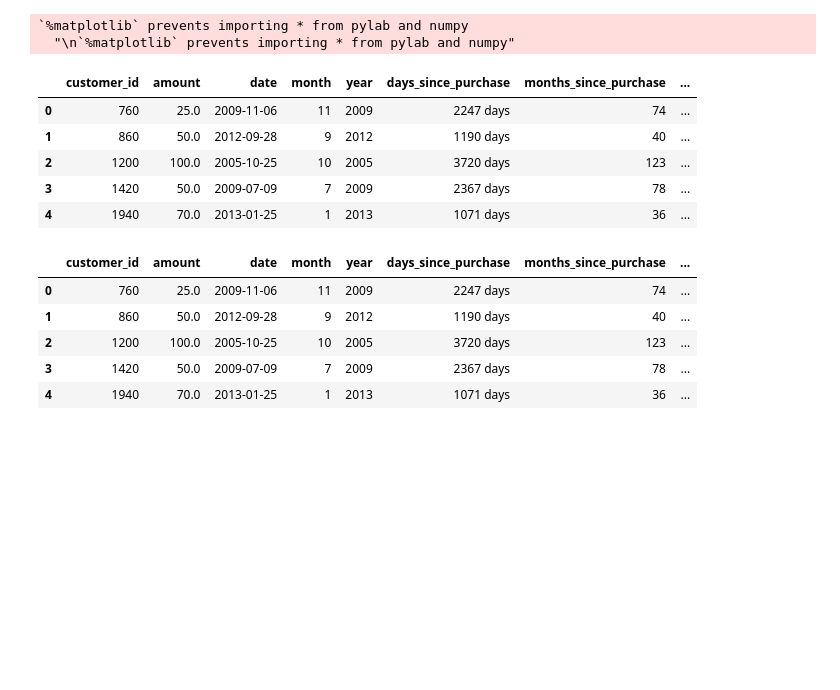
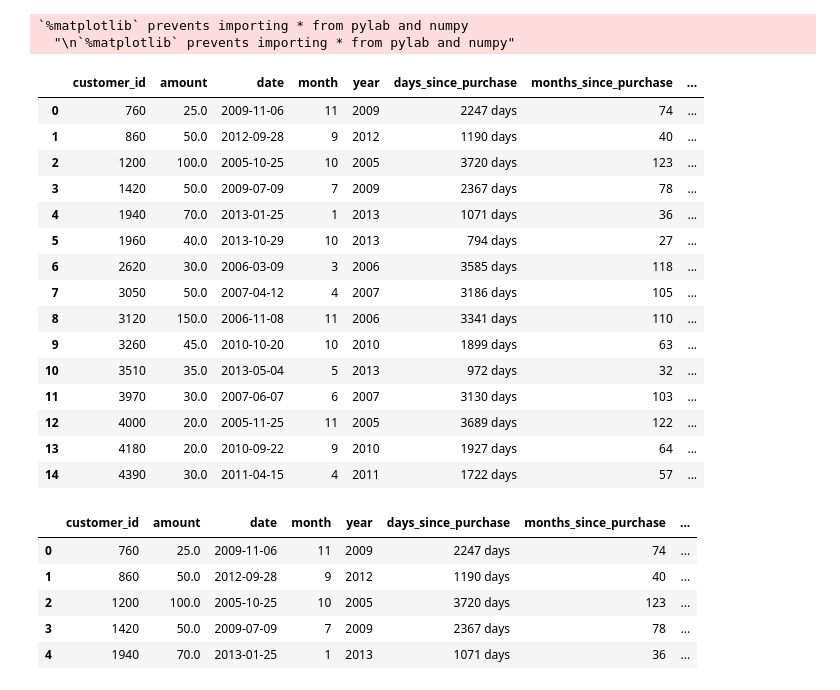
Before and after one commit to jonhilgart22/Galvanize-Data-Leadership, a Jupyter notebook: week5-MCM-CLV/Team-8-Markov-Chains.ipynb, the cells around one changed output. Cells and saved outputs as stored; diff of their text form; code cells hidden in the pictures; blank space fills up the shorter version.

```diff
--- a/week5-MCM-CLV/Team-8-Markov-Chains.ipynb
+++ b/week5-MCM-CLV/Team-8-Markov-Chains.ipynb
@@ -35,14 +35,24 @@ original_df['years_since_purchase']=original_df.date.apply(lambda x: diff_year(s
 ## Get quarters (three months = 1 quarter)
 original_df['quarters_since_purchase'] = round(original_df.months_since_purchase/3)
 # %%
-original_df.head()
+original_df.head(15)
 # %% [output]
 |  | customer_id | amount | date | month | year | days_since_purchase | months_since_purchase | ... |
 | 0 | 760 | 25.0 | 2009-11-06 | 11 | 2009 | 2247 days | 74 | ... |
 | 1 | 860 | 50.0 | 2012-09-28 | 9 | 2012 | 1190 days | 40 | ... |
 | 2 | 1200 | 100.0 | 2005-10-25 | 10 | 2005 | 3720 days | 123 | ... |
 | 3 | 1420 | 50.0 | 2009-07-09 | 7 | 2009 | 2367 days | 78 | ... |
 | 4 | 1940 | 70.0 | 2013-01-25 | 1 | 2013 | 1071 days | 36 | ... |
+| 5 | 1960 | 40.0 | 2013-10-29 | 10 | 2013 | 794 days | 27 | ... |
+| 6 | 2620 | 30.0 | 2006-03-09 | 3 | 2006 | 3585 days | 118 | ... |
+| 7 | 3050 | 50.0 | 2007-04-12 | 4 | 2007 | 3186 days | 105 | ... |
+| 8 | 3120 | 150.0 | 2006-11-08 | 11 | 2006 | 3341 days | 110 | ... |
+| 9 | 3260 | 45.0 | 2010-10-20 | 10 | 2010 | 1899 days | 63 | ... |
+| 10 | 3510 | 35.0 | 2013-05-04 | 5 | 2013 | 972 days | 32 | ... |
+| 11 | 3970 | 30.0 | 2007-06-07 | 6 | 2007 | 3130 days | 103 | ... |
+| 12 | 4000 | 20.0 | 2005-11-25 | 11 | 2005 | 3689 days | 122 | ... |
+| 13 | 4180 | 20.0 | 2010-09-22 | 9 | 2010 | 1927 days | 64 | ... |
+| 14 | 4390 | 30.0 | 2011-04-15 | 4 | 2011 | 1722 days | 57 | ... |
 # %%
 ## Create indicators for our state
 original_df['state_one'] = original_df.years_since_purchase.apply(lambda x: 3-x) >=0
```
Also changed, not shown: parts of 20 cells of this notebook.
